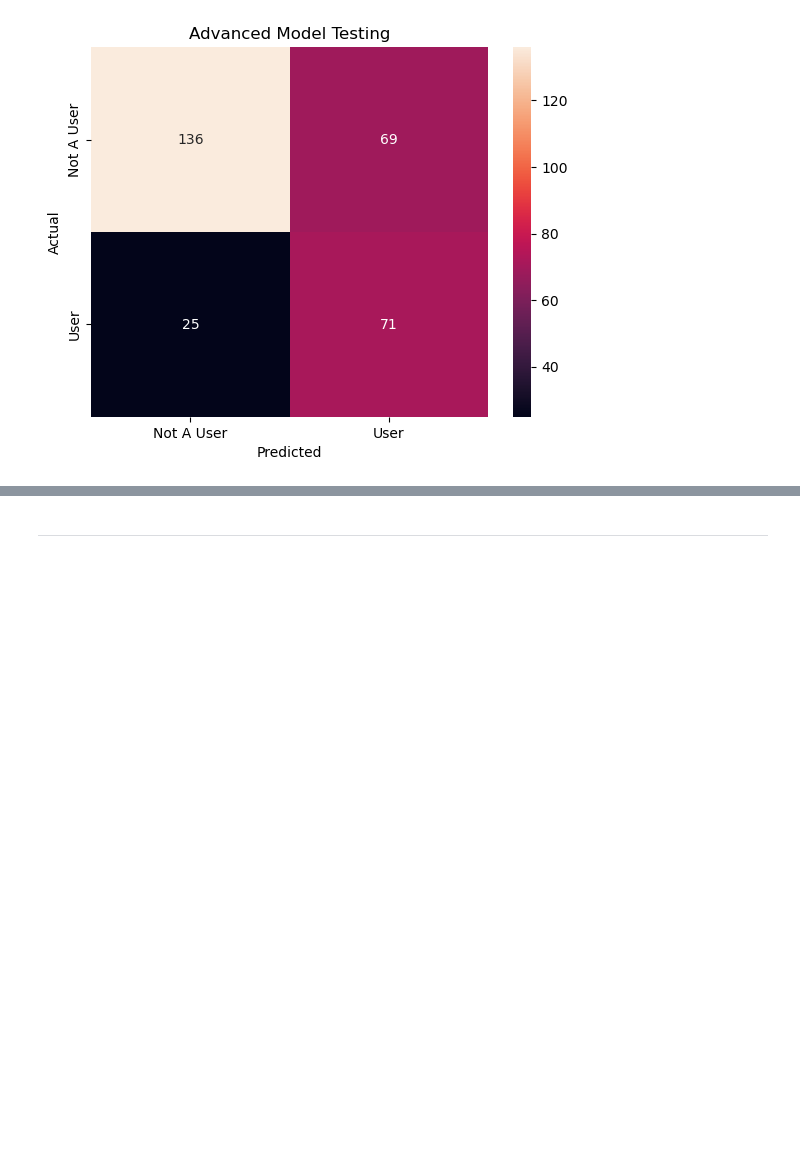
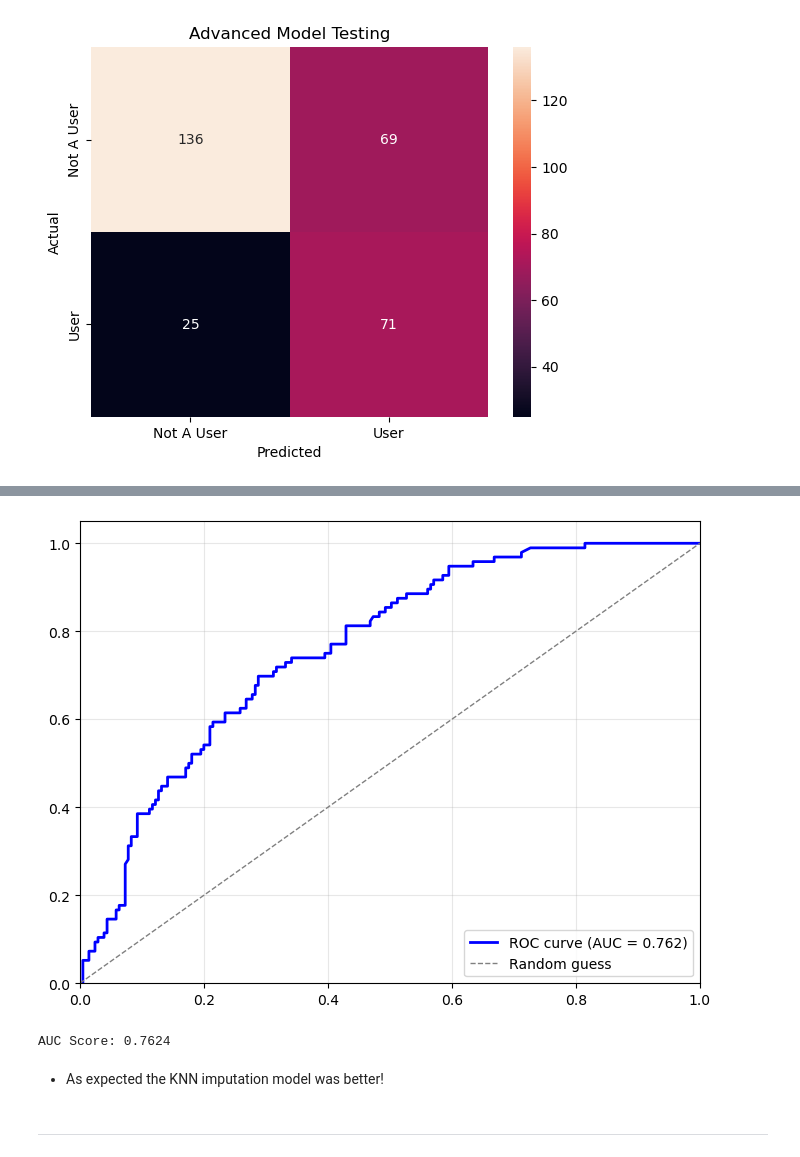
Before and after one commit to liulawrence2002/final-project-programming2, a Jupyter notebook: final project v1.ipynb, the cells around one changed output, grey strips where cells are left out. Drawn from its saved outputs; the diff is of its cells as text; code cells hidden in the pictures; blank space fills up the shorter version.

```diff
--- a/final project v1.ipynb
+++ b/final project v1.ipynb
@@ -521,3 +551,35 @@ plt.show()
+# %%
+from sklearn.metrics import roc_curve, roc_auc_score, RocCurveDisplay
+import matplotlib.pyplot as plt
+
+# Fit the pipeline
+knn_pipeline.fit(X_train_adv, y_train_adv)
+
+# Get predicted probabilities (need probabilities for ROC, not just predictions)
+y_pred_proba_adv = knn_pipeline.predict_proba(X_test_adv)[:, 1]  # probability of class 1
+
+# Calculate ROC curve
+fpr_adv, tpr_adv, thresholds = roc_curve(y_test_adv, y_pred_proba_adv)
+
+# Calculate AUC score
+auc_score_adv = roc_auc_score(y_test_adv, y_pred_proba_adv)
+
+# Plot ROC curve
+plt.figure(figsize=(8, 6))
+plt.plot(fpr_adv, tpr_adv, color='blue', lw=2, label=f'ROC curve (AUC = {auc_score:.3f})')
+plt.plot([0, 1], [0, 1], color='gray', lw=1, linestyle='--', label='Random guess')
+plt.xlim([0.0, 1.0])
+plt.ylim([0.0, 1.05])
+plt.legend(loc='lower right')
+plt.grid(True, alpha=0.3)
+plt.show()
+
+print(f"AUC Score: {auc_score_adv:.4f}")
+# %% [output]
+[figure, added]
+AUC Score: 0.7624
+# %% [markdown]
+- As expected the KNN imputation model was better!
 # %% [markdown]
 ---
 # %% [markdown]
```
Also changed, not shown: parts of 27 cells of this notebook.
